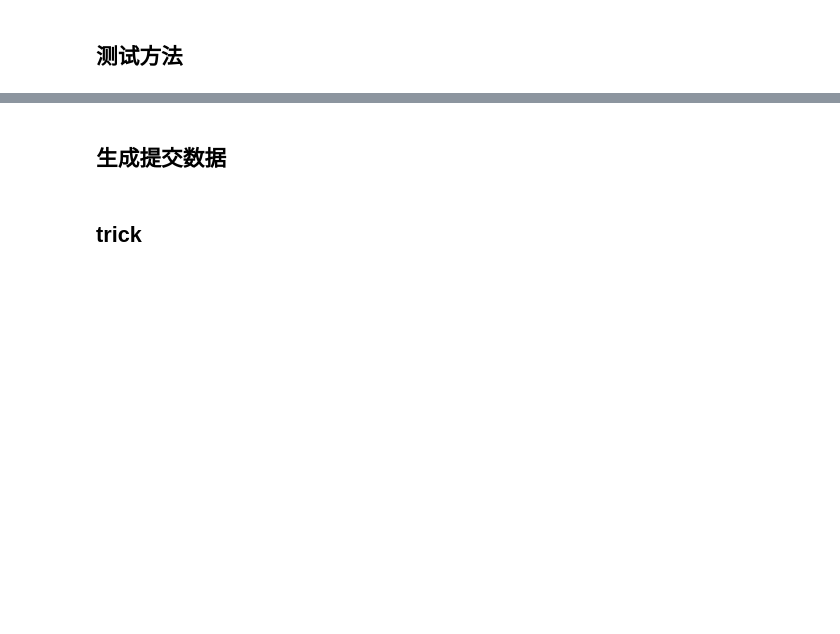
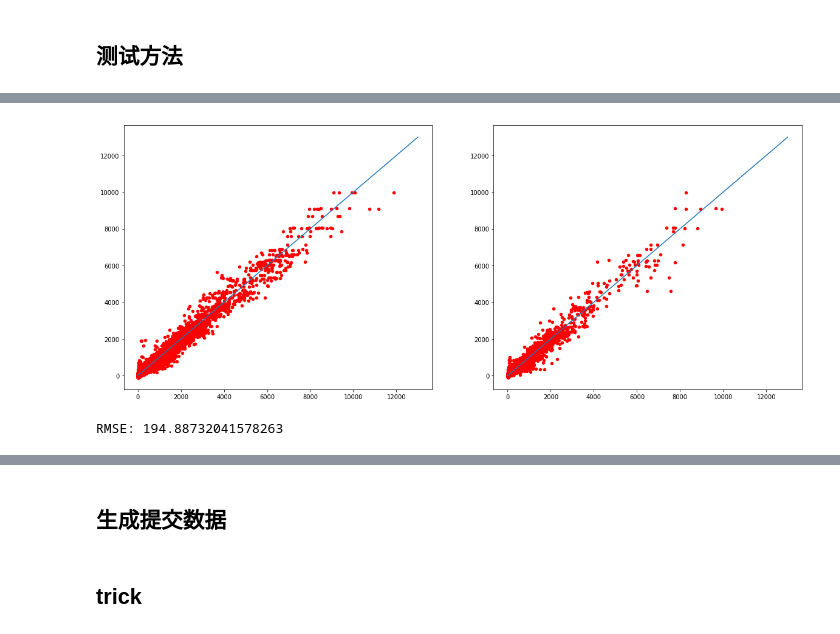
Before and after one commit to RDShi/daily, a Jupyter notebook: competition/prepare.ipynb, the cells around one changed output, grey strips where cells are left out. Drawn from its saved outputs; the diff is of its cells as text; code cells hidden in the pictures; blank space fills up the shorter version.

```diff
--- a/competition/prepare.ipynb
+++ b/competition/prepare.ipynb
@@ -92,24 +102,27 @@ fit_and_perform(model, train_feats, train_labs, val_feats, val_labs)
 # %%
 import xgboost as xgb
-param = {'bst:max_depth':2, 'bst:eta':1, 'silent':1, 'objective':'reg:linear' }
-param['nthread'] = 4
+param = {'bst:max_depth':6, 'bst:eta':0.1, 'silent':1, 'objective':'reg:linear' }
 plst = param.items()
+num_round = 200
+# param['nthread'] = 4
 # plst += [('eval_metric', 'auc')] # Multiple evals can be handled in this way
 # plst += [('eval_metric', 'ams@0')]
 
 dtrain = xgb.DMatrix(train_feats, label=train_labs)
-num_round = 10
 model = xgb.train(plst, dtrain, num_round)
 dtest = xgb.DMatrix(train_feats)
 train_res = model.predict(dtest)
 dtest = xgb.DMatrix(val_feats)
 val_res = model.predict(dtest)
 plt.figure(figsize=(20,8))
 plt.subplot(121)
 plt.scatter(train_labs,train_res, color = 'r', s = 20)
-plt.plot([0, 60],[0, 60])
+plt.plot([0, 13000],[0, 13000])
 plt.subplot(122)
 plt.scatter(val_labs, val_res, color = 'r', s = 20)
-plt.plot([0, 60],[0, 60])
+plt.plot([0, 13000],[0, 13000])
 plt.show()
 print("RMSE:",np.mean((val_res-val_labs)**2)**0.5)
+# %% [output]
+[figure, added]
+RMSE: 194.88732041578263
```
Also changed, not shown: parts of 18 cells of this notebook, 9 other files.
